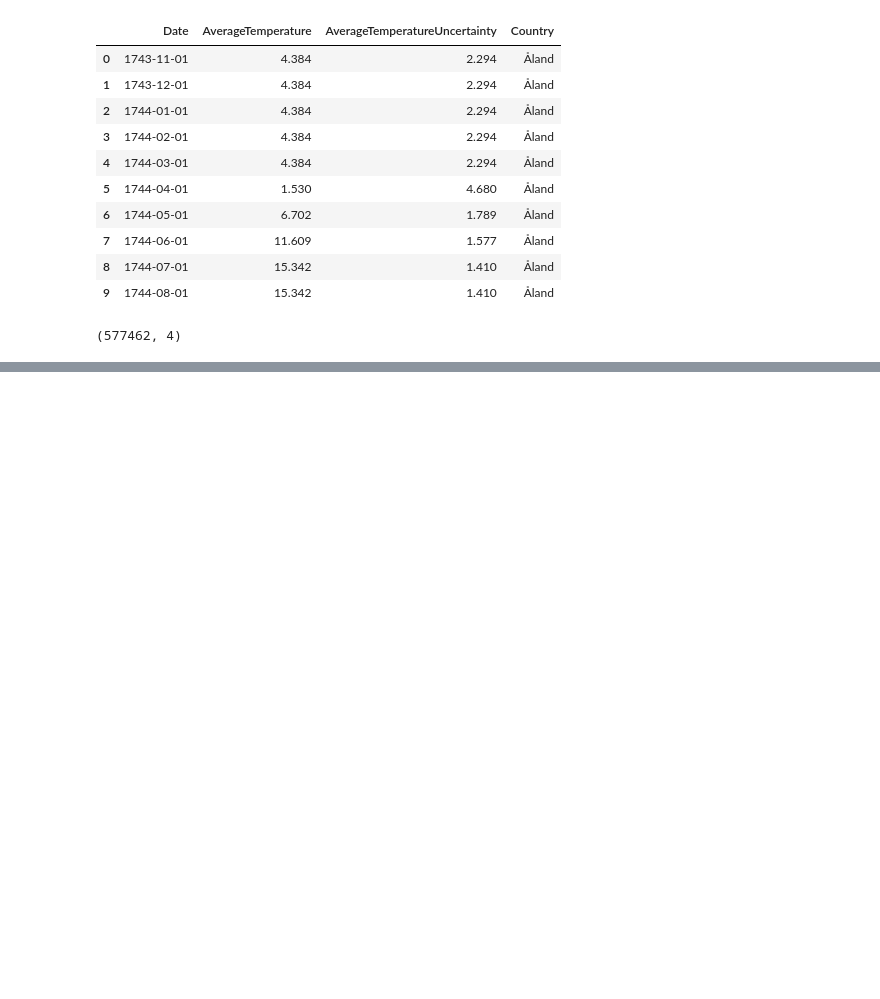
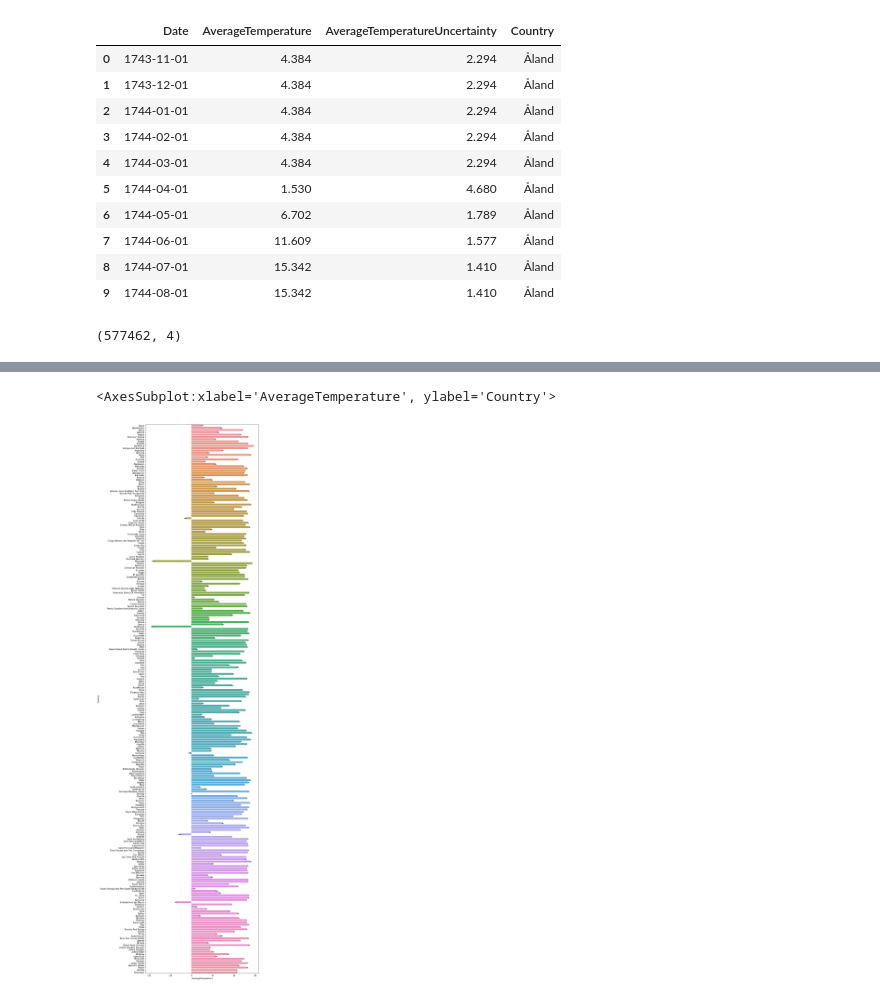
Before and after one commit to Armand34205/Climate-Change-Capstone, a Jupyter notebook: Capstone Two - Exploratory Data Analysis.ipynb, the cells around one changed output, grey strips where cells are left out. Cells and saved outputs as stored; diff of their text form; code cells hidden in the pictures; blank space fills up the shorter version.

```diff
--- a/Capstone Two - Exploratory Data Analysis.ipynb
+++ b/Capstone Two - Exploratory Data Analysis.ipynb
@@ -25,0 +81,7 @@ df.shape
+# %%
+f, ax = plt.subplots(figsize=(10,50))
+
+sns.barplot(x='AverageTemperature',y='Country',data=df)
+# %% [output]
+<AxesSubplot:xlabel='AverageTemperature', ylabel='Country'>
+[figure, added]
```
Also changed, not shown: parts of 6 cells of this notebook.
